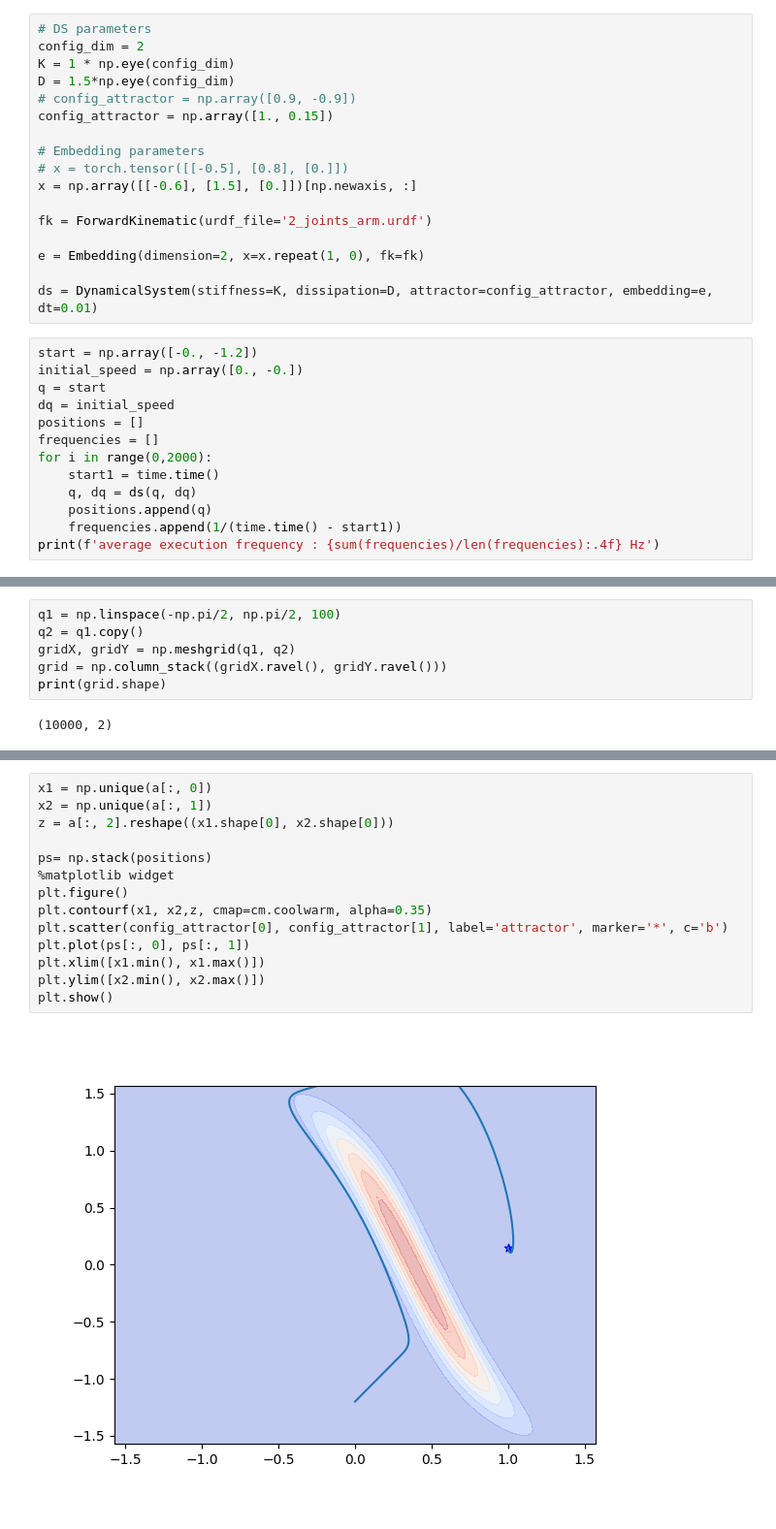
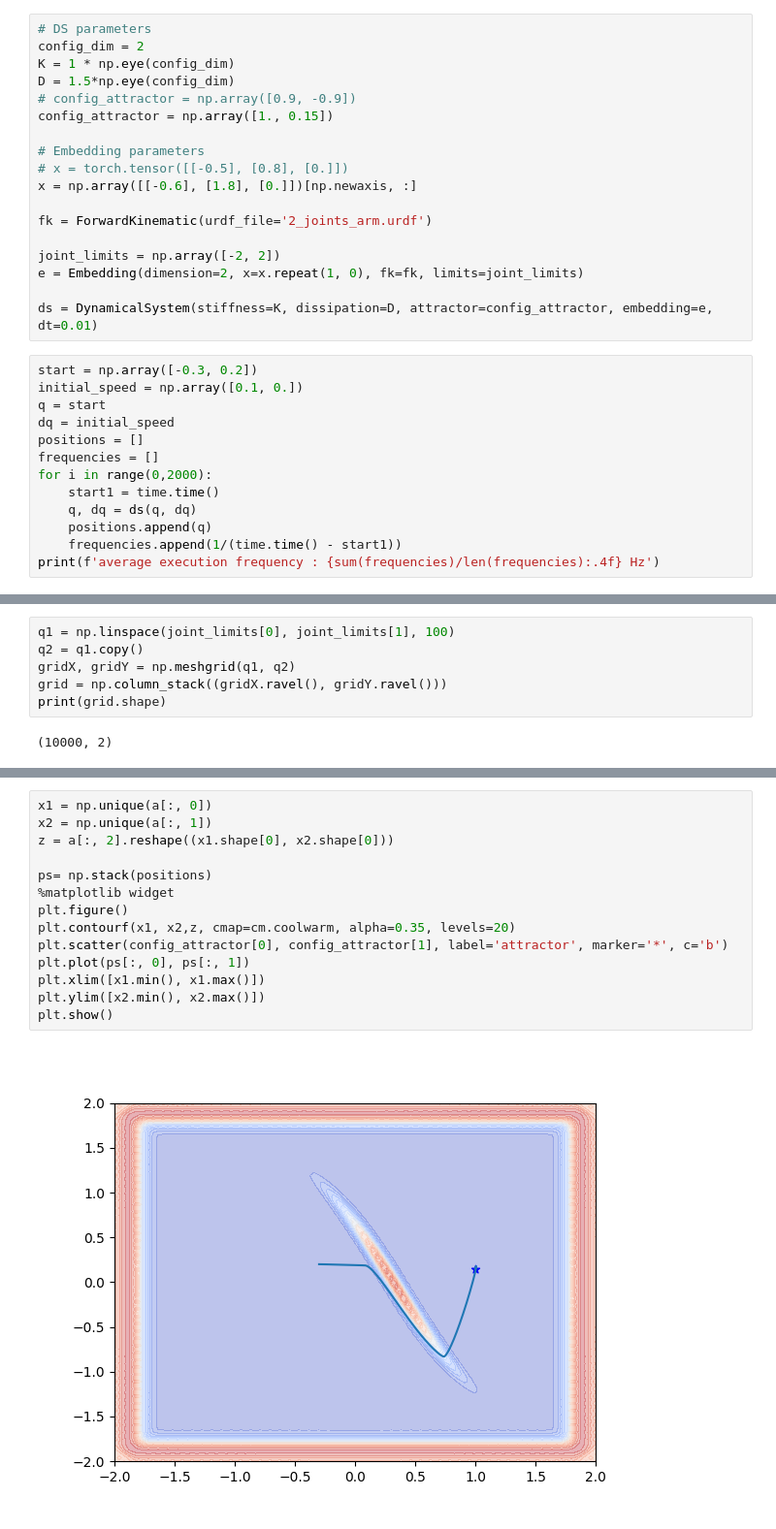
Before and after one commit to Bbosc/GDSOA, a Jupyter notebook: main.ipynb, the cells around one changed output, grey strips where cells are left out. Shown at 97% size. Saved outputs shown, nothing was run; the diff lists cells and outputs as text.

Commit message:
joint limits implemented but shitty

```diff
--- a/main.ipynb
+++ b/main.ipynb
@@ -19,16 +19,17 @@ config_attractor = np.array([1., 0.15])
 
 # Embedding parameters
 # x = torch.tensor([[-0.5], [0.8], [0.]])
-x = np.array([[-0.6], [1.5], [0.]])[np.newaxis, :]
+x = np.array([[-0.6], [1.8], [0.]])[np.newaxis, :]
 
 fk = ForwardKinematic(urdf_file='2_joints_arm.urdf')
 
-e = Embedding(dimension=2, x=x.repeat(1, 0), fk=fk)
+joint_limits = np.array([-2, 2])
+e = Embedding(dimension=2, x=x.repeat(1, 0), fk=fk, limits=joint_limits)
 
 ds = DynamicalSystem(stiffness=K, dissipation=D, attractor=config_attractor, embedding=e, dt=0.01)
 # %%
-start = np.array([-0., -1.2])
-initial_speed = np.array([0., -0.])
+start = np.array([-0.3, 0.2])
+initial_speed = np.array([0.1, 0.])
 q = start
 dq = initial_speed
 positions = []
@@ -44,7 +45,7 @@ average execution frequency : 2219.2185 Hz
 # %% [markdown]
 # FK + Embedding
 # %%
-q1 = np.linspace(-np.pi/2, np.pi/2, 100)
+q1 = np.linspace(joint_limits[0], joint_limits[1], 100)
 q2 = q1.copy()
 gridX, gridY = np.meshgrid(q1, q2)
 grid = np.column_stack((gridX.ravel(), gridY.ravel()))
@@ -72,16 +73,16 @@ for i, q in enumerate(grid):
 # %%
 x1 = np.unique(a[:, 0])
 x2 = np.unique(a[:, 1])
 z = a[:, 2].reshape((x1.shape[0], x2.shape[0]))
 
 ps= np.stack(positions)
 %matplotlib widget
 plt.figure()
-plt.contourf(x1, x2,z, cmap=cm.coolwarm, alpha=0.35)
+plt.contourf(x1, x2,z, cmap=cm.coolwarm, alpha=0.35, levels=20)
 plt.scatter(config_attractor[0], config_attractor[1], label='attractor', marker='*', c='b')
 plt.plot(ps[:, 0], ps[:, 1])
 plt.xlim([x1.min(), x1.max()])
 plt.ylim([x2.min(), x2.max()])
 plt.show()
 # %% [output]
-[figure, old version]
+[figure, new version]
```
Also changed, not shown: parts of 15 cells of this notebook, 3 other files.
